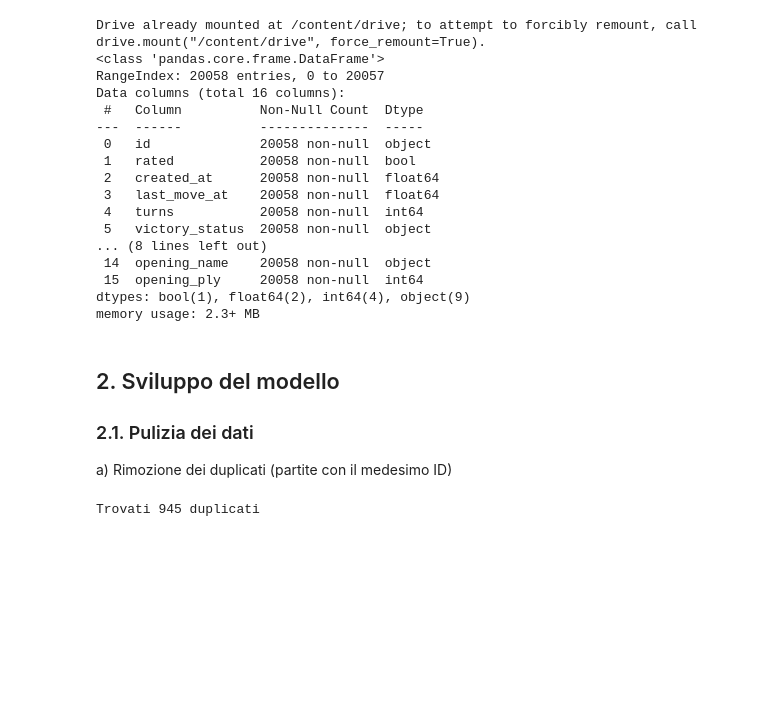
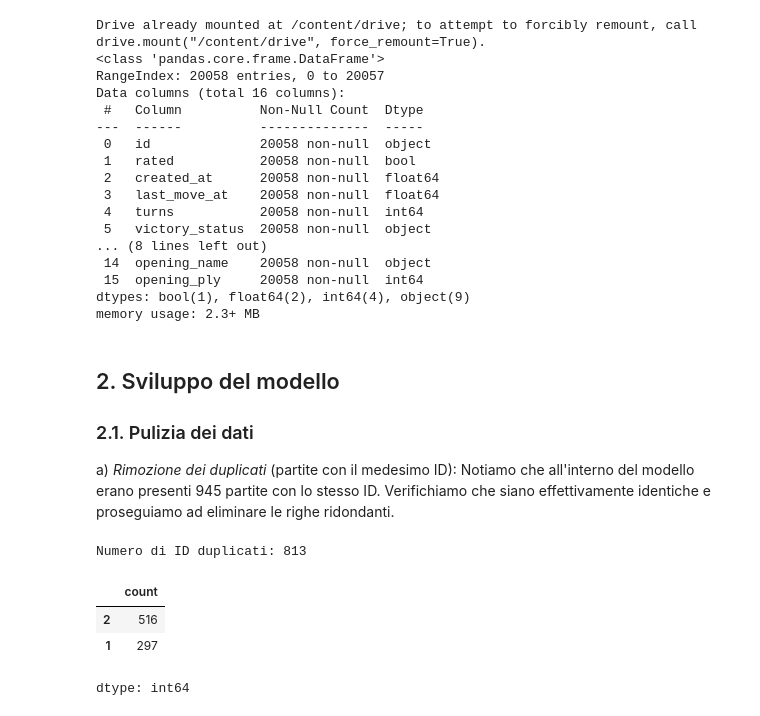
Before and after one commit to AndreaMorbello/Progetto-IA2, a Jupyter notebook: Notebooks/Notebook-IA2.ipynb, the cells around one changed output. Saved outputs shown, nothing was run; the diff lists cells and outputs as text; code cells hidden in the pictures; blank space fills up the shorter version.

```diff
--- a/Notebooks/Notebook-IA2.ipynb
+++ b/Notebooks/Notebook-IA2.ipynb
@@ -69,12 +70,29 @@ memory usage: 2.3+ MB
 
 ### 2.1. Pulizia dei dati
 
-a)  Rimozione dei duplicati (partite con il medesimo ID)
+a)  *Rimozione dei duplicati* (partite con il medesimo ID):
+Notiamo che all'interno del modello erano presenti 945 partite con lo stesso ID.
+Verifichiamo che siano effettivamente identiche e proseguiamo ad eliminare le righe ridondanti.
-# %%
-duplicati = df[df['id'].duplicated()]
-
-if not duplicati.empty:
-    print(f"Trovati {len(duplicati)} duplicati")
-    df = df.drop_duplicates(subset=['id'])
-# %% [output]
-Trovati 945 duplicati
+# %%
+# Individuiamo gli ID che compaiono più di una volta
+dup_ids = df['id'].value_counts()
+dup_ids = dup_ids[dup_ids > 1]
+
+print(f"Numero di ID duplicati: {len(dup_ids)}")
+
+colonne_da_controllare = [c for c in df.columns if c != 'id']
+
+identical_check = (
+    df[df['id'].isin(dup_ids.index)]
+    .groupby('id')[colonne_da_controllare]
+    .nunique()
+    .max(axis=1)
+)
+
+identical_check.value_counts()
+# %% [output]
+Numero di ID duplicati: 813
+|  | count |
+| 2 | 516 |
+| 1 | 297 |
+dtype: int64
```
Also changed, not shown: parts of 8 cells of this notebook.
